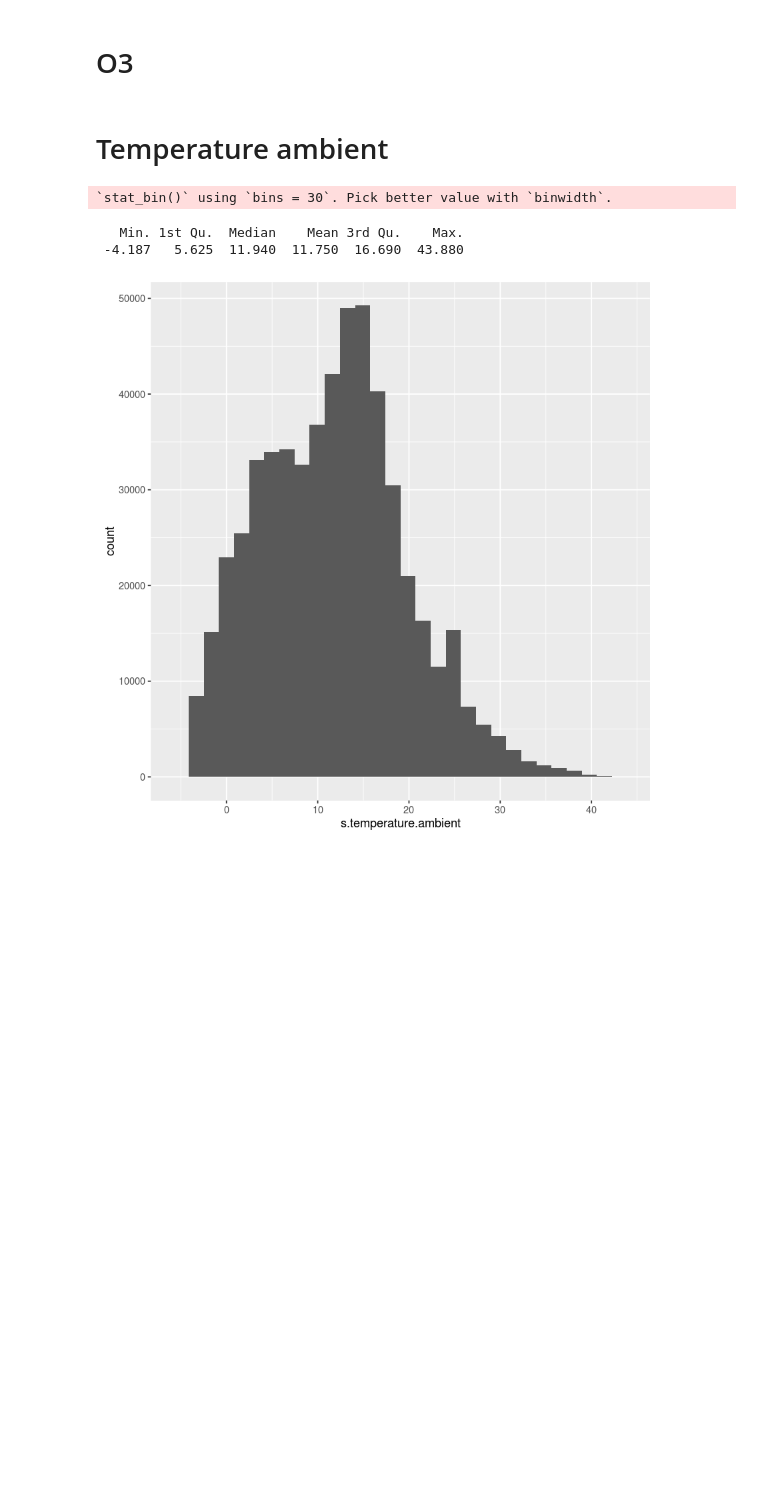
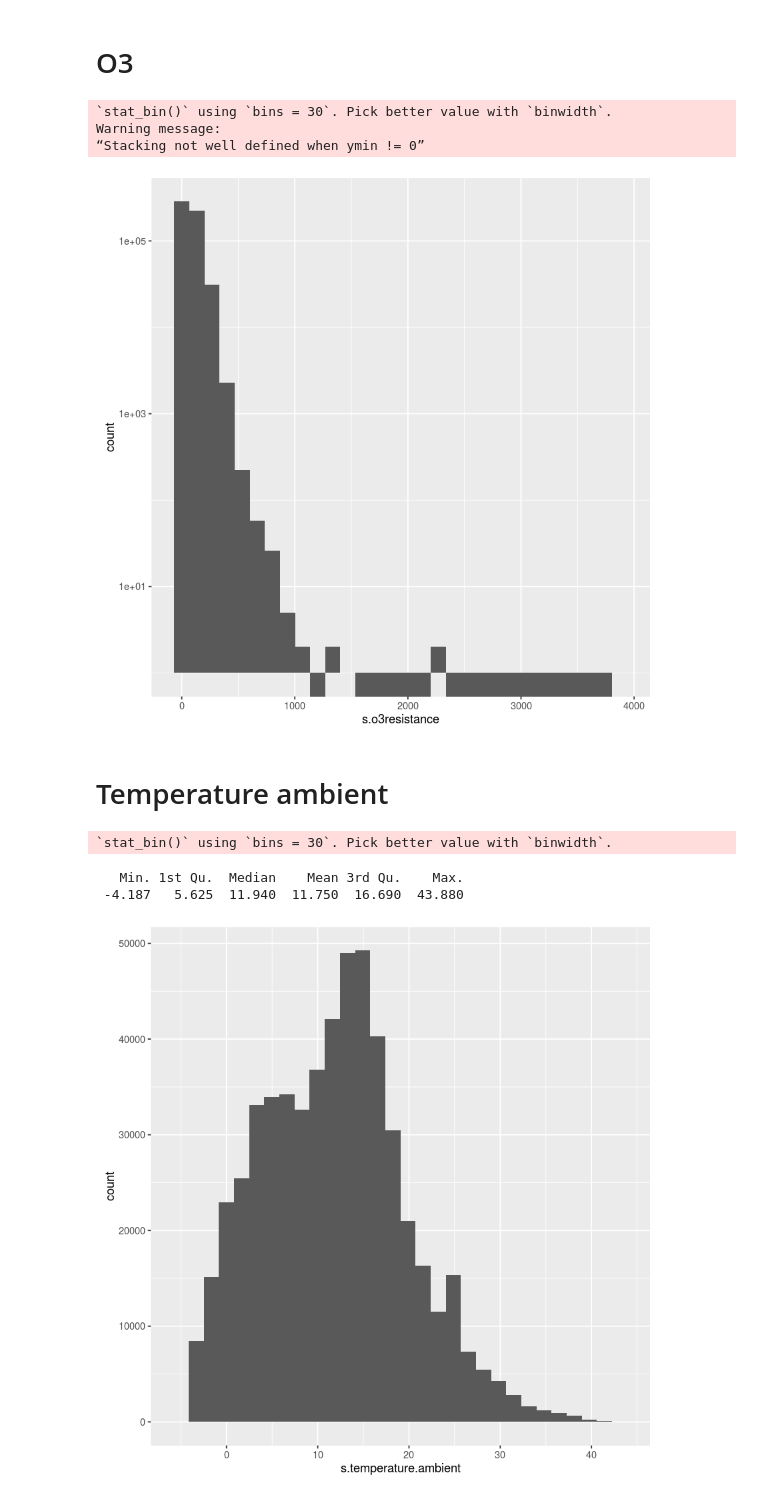
Before and after one commit to smartemission/smartemission, a Jupyter notebook: etl/calibration/src/r/notebooks/Properties.ipynb, the cells around one changed output. Cells and saved outputs as stored; diff of their text form; code cells hidden in the pictures; blank space fills up the shorter version.

```diff
--- a/etl/calibration/src/r/notebooks/Properties.ipynb
+++ b/etl/calibration/src/r/notebooks/Properties.ipynb
@@ -66,5 +87,14 @@ geom_histogram()
 # %% [markdown]
 # O3
+# %%
+ggplot(df, aes(s.o3resistance)) +
+geom_histogram() +
+scale_y_log10()
+# %% [output]
+`stat_bin()` using `bins = 30`. Pick better value with `binwidth`.
+Warning message:
+“Stacking not well defined when ymin != 0”
+[figure, added]
 # %% [markdown]
 # Temperature ambient
 # %%
```
Also changed, not shown: parts of 6 cells of this notebook, 6 other files.
